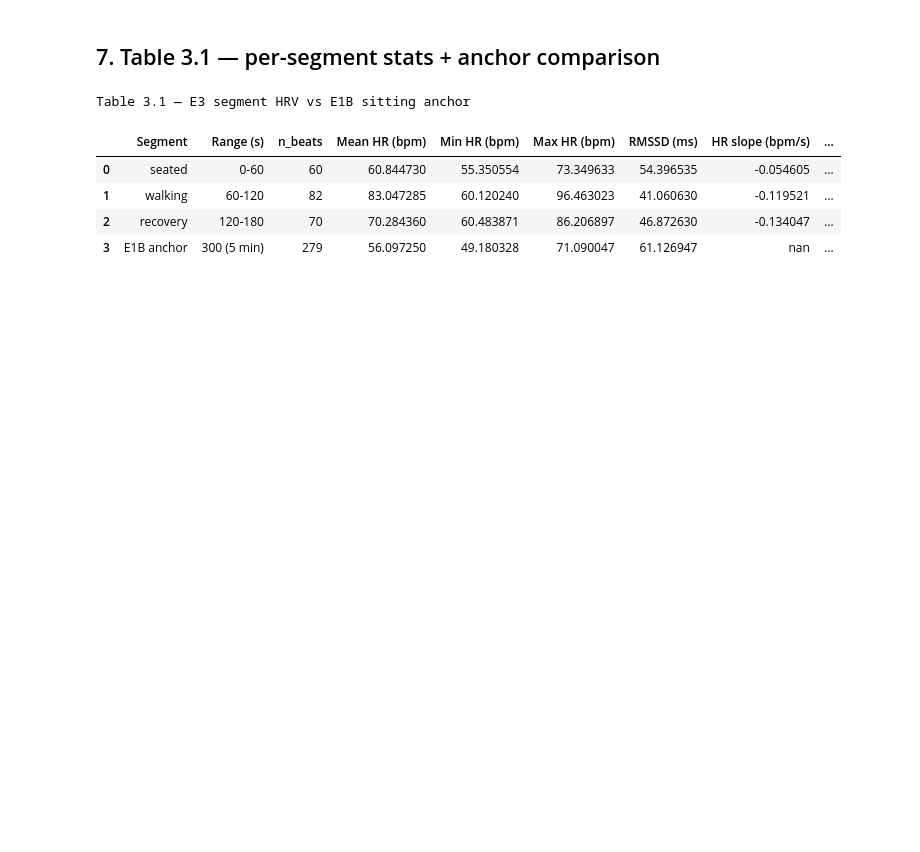
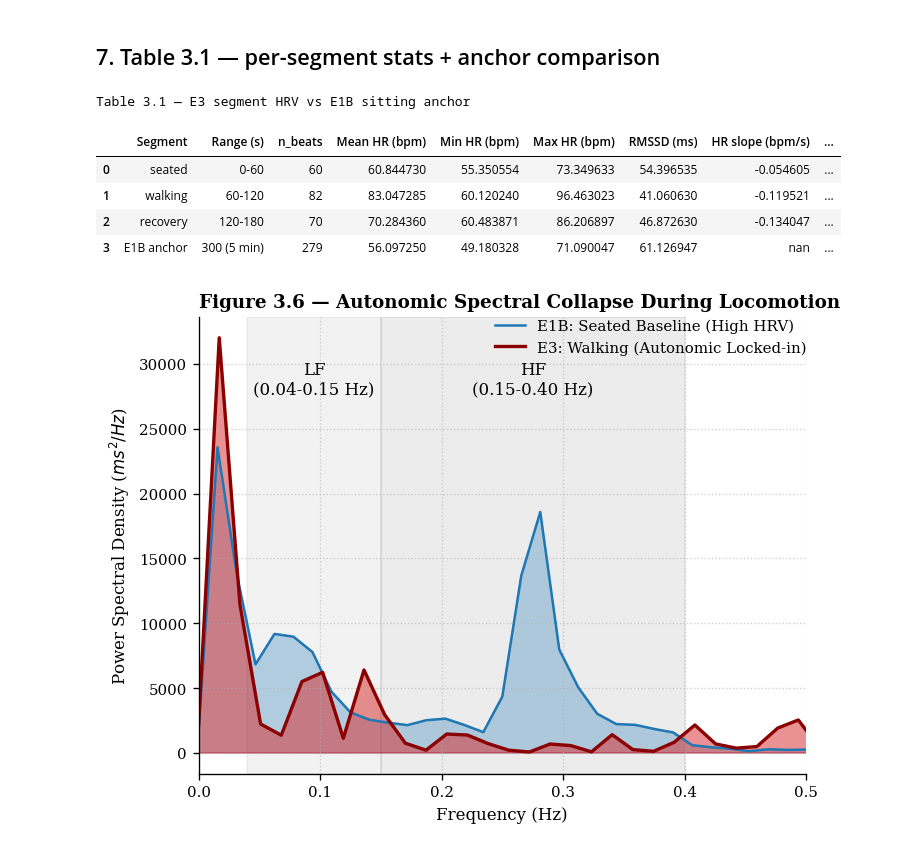
Before and after one commit to peienwu1216/hw5_ecg-analysis, a Jupyter notebook: notebooks/04_experiment_3.ipynb, the cells around one changed output. Cells and saved outputs as stored; diff of their text form; code cells hidden in the pictures; blank space fills up the shorter version.

```diff
--- a/notebooks/04_experiment_3.ipynb
+++ b/notebooks/04_experiment_3.ipynb
@@ -349,3 +753,56 @@ Table 3.1 — E3 segment HRV vs E1B sitting anchor
 | 1 | walking | 60-120 | 82 | 83.047285 | 60.120240 | 96.463023 | 41.060630 | -0.119521 | ... |
 | 2 | recovery | 120-180 | 70 | 70.284360 | 60.483871 | 86.206897 | 46.872630 | -0.134047 | ... |
 | 3 | E1B anchor | 300 (5 min) | 279 | 56.097250 | 49.180328 | 71.090047 | 61.126947 | nan | ... |
+# %%
+import matplotlib.pyplot as plt
+import numpy as np
+
+# 1. 統一 IEEE 標準字體設定
+plt.rcParams.update({
+    'font.family': 'serif',
+    'font.size': 10,
+    'axes.labelsize': 10,
+    'axes.titlesize': 11,
+})
+
+fig, ax = plt.subplots(figsize=(6, 4.5), constrained_layout=True)
+
+# 2. E1B (Sitting) — Welch PSD of interpolated RR (same path as fd_hrv scalars)
+freqs_anc, psd_anc = P.rr_psd(r_anc.rr_ms_scipy, r_anc.rr_times_scipy)
+
+# 3. E3 (Walking) — walking-segment RR only (transient_hrv has time-domain stats, not PSD)
+t0w, t1w = cfg.E3_SEG["walking"]
+mw = (r.rr_times_nk >= t0w) & (r.rr_times_nk < t1w)
+freqs_walk, psd_walk = P.rr_psd(r.rr_ms_nk[mw], r.rr_times_nk[mw])
+
+# 4. 繪製對比圖
+# E1B Baseline (使用半透明藍色區域，展現充沛的自律神經能量)
+ax.fill_between(freqs_anc, psd_anc, color='tab:blue', alpha=0.3)
+ax.plot(freqs_anc, psd_anc, color='tab:blue', lw=1.5, label='E1B: Seated Baseline (High HRV)')
+
+# E3 Walking (使用強烈的紅色線條，展現能量被壓平的狀態)
+ax.fill_between(freqs_walk, psd_walk, color='tab:red', alpha=0.5)
+ax.plot(freqs_walk, psd_walk, color='darkred', lw=2.0, label='E3: Walking (Autonomic Locked-in)')
+
+# 5. 標記頻段區域 (LF / HF)
+ax.axvspan(0.04, 0.15, color='gray', alpha=0.1, zorder=-1)
+ax.text(0.095, ax.get_ylim()[1]*0.9, 'LF\n(0.04-0.15 Hz)', ha='center', va='top', color='black', fontsize=10)
+
+ax.axvspan(0.15, 0.40, color='gray', alpha=0.15, zorder=-1)
+ax.text(0.275, ax.get_ylim()[1]*0.9, 'HF\n(0.15-0.40 Hz)', ha='center', va='top', color='black', fontsize=10)
+
+# 6. 排版優化
+ax.set_xlim(0, 0.5) # RR PSD 通常只看到 0.5 Hz
+ax.set_xlabel('Frequency (Hz)')
+ax.set_ylabel('Power Spectral Density ($ms^2/Hz$)')
+ax.set_title('Figure 3.6 — Autonomic Spectral Collapse During Locomotion', loc='left', fontweight='bold')
+ax.grid(True, linestyle=':', alpha=0.6)
+ax.legend(
+    loc='upper right', bbox_to_anchor=(1.01, 1.01),
+    borderaxespad=0, framealpha=0.9,
+)
+
+PL.save_figure(fig, 'nb04_fig06_e3_rr_psd_contrast.pdf')
+plt.show()
+# %% [output]
+[figure, added]
```
Also changed, not shown: parts of 11 cells of this notebook.
